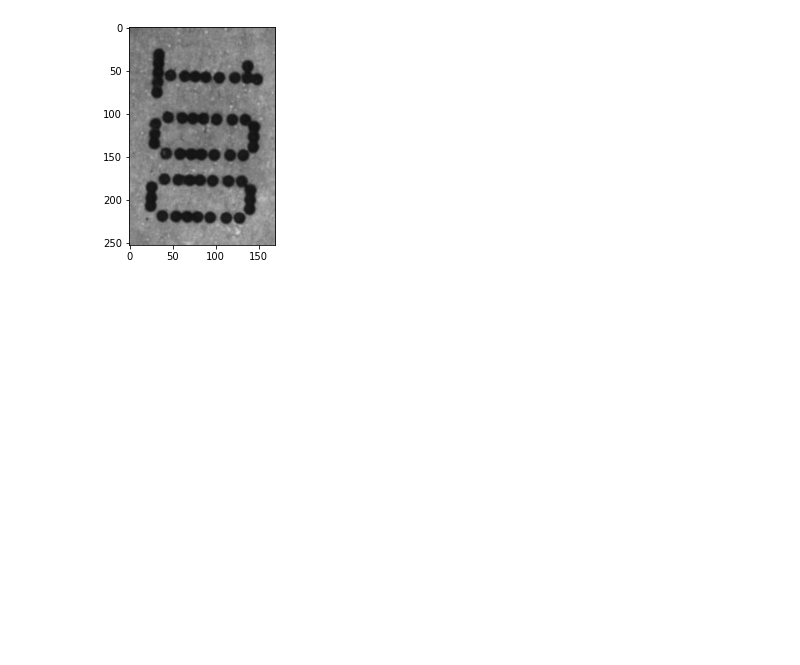
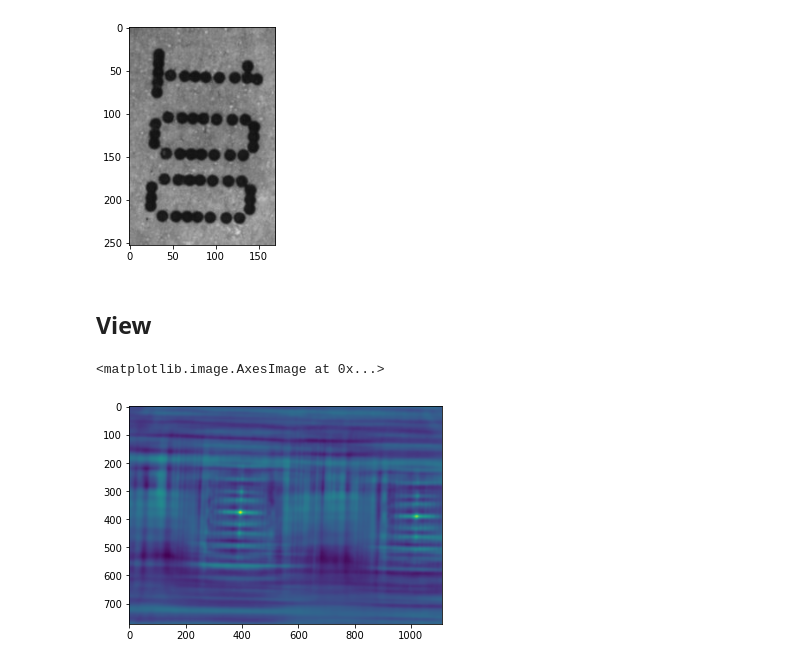
Before and after one commit to Abner0627/IPRV_Template-Matching, a Jupyter notebook: ipynb/main.ipynb, the cells around one changed output. Saved outputs shown, nothing was run; the diff lists cells and outputs as text; code cells hidden in the pictures; blank space fills up the shorter version.

```diff
--- a/ipynb/main.ipynb
+++ b/ipynb/main.ipynb
@@ -40,3 +42,39 @@ plt.imshow(tpl)
 <matplotlib.image.AxesImage at 0x...>
 [figure]
 [figure]
+# %% [markdown]
+## View
+# %%
+I = cv2.cvtColor(img_org, cv2.COLOR_BGR2GRAY)
+T = cv2.cvtColor(tpl, cv2.COLOR_BGR2GRAY)
+view_shape = tuple(np.subtract(I.shape, T.shape) + 1) + T.shape
+strides = I.strides + I.strides
+sub_matrices = as_strided(I, view_shape, strides)
+h_, w_, h, w = sub_matrices.shape
+
+def _nor(X, h, w):
+    X_ = X - np.sum(X) / (h*w)
+    return X_
+
+def _CC(X, Y):
+    res = np.sum(X * Y) / np.sqrt(np.sum(X**2) * np.sum(Y**2))
+    return res
+
+from itertools import product
+L = []
+T_ = _nor(T, h, w)
+for y, x in product(range(h_), range(w_)):
+    S_ = _nor(sub_matrices[y, x, :, :], h, w)
+    L.append(_CC(T_, S_))
+
+    # print(str(x) + '_' + str(y))
+# %%
+res = np.array(L).reshape(h_, w_)
+
+# res = np.einsum('klij, ij->kl', sub_matrices, T)
+
+fig = plt.figure()
+plt.imshow(res)
+# %% [output]
+<matplotlib.image.AxesImage at 0x...>
+[figure, added]
```
Also changed, not shown: parts of 2 cells of this notebook.
